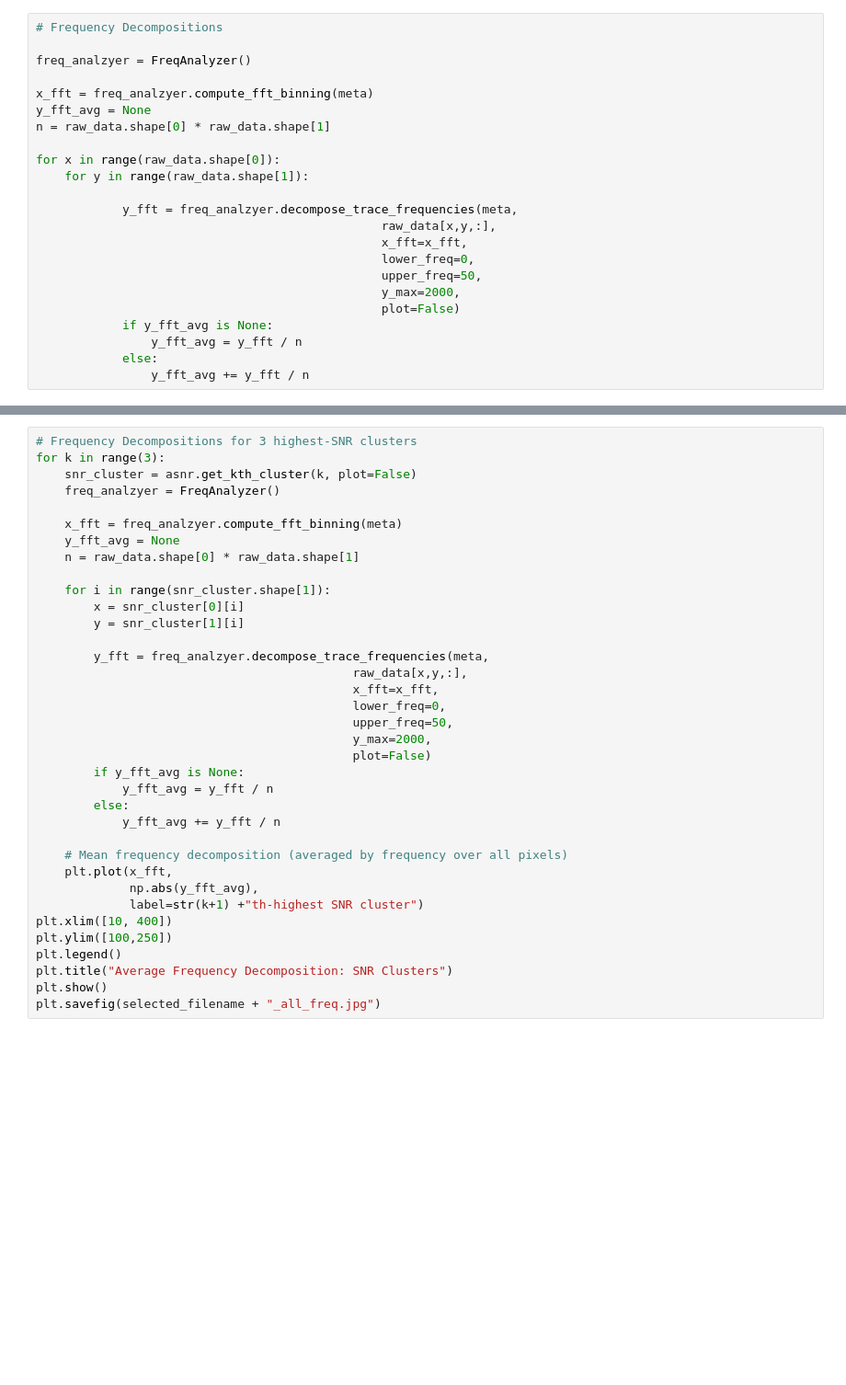
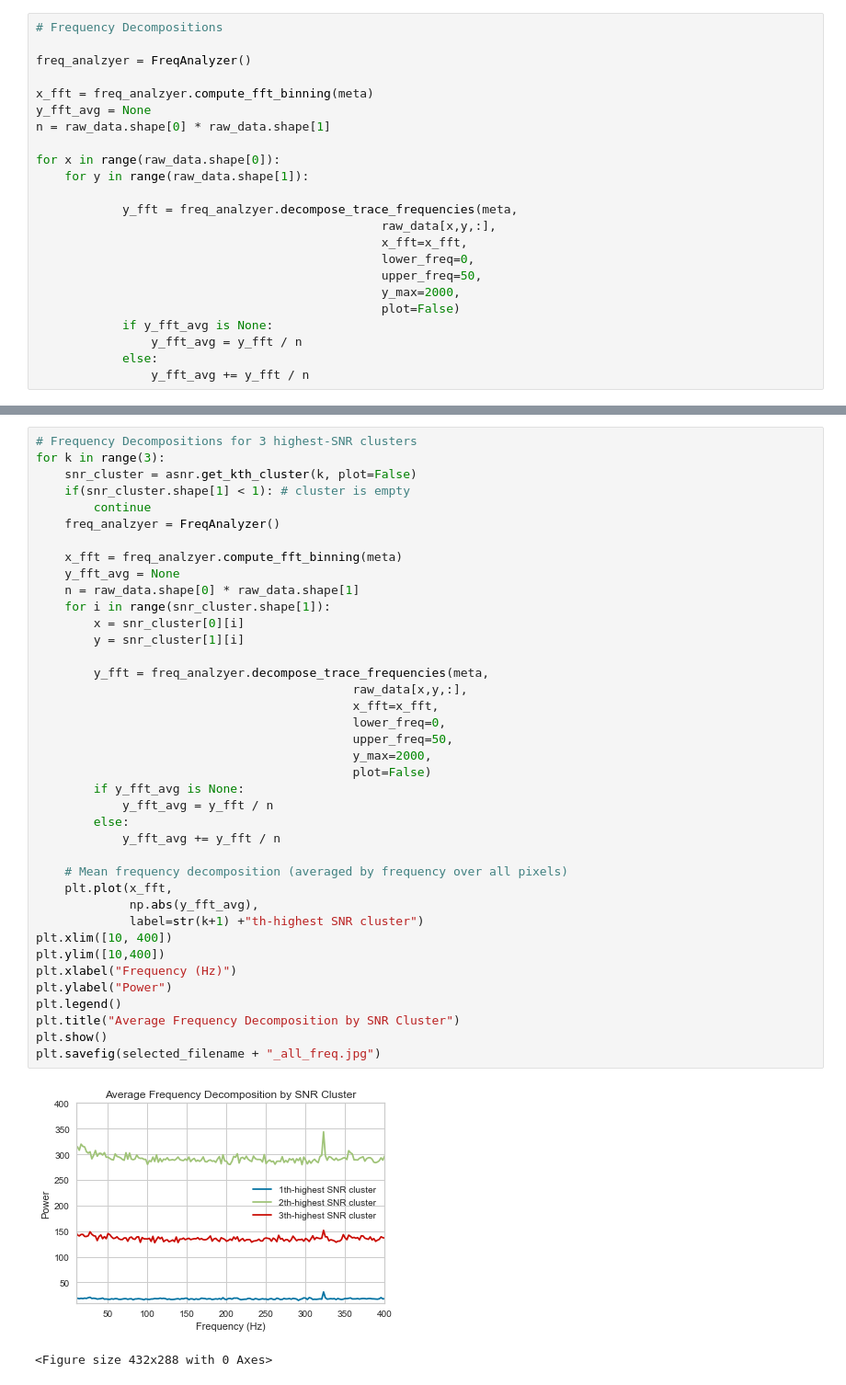
Before and after one commit to john-judge/ZDA_Explorer, a Jupyter notebook: sample_analysis_freq.ipynb, the cells around one changed output, grey strips where cells are left out. Shown: that part at 92% size. Saved outputs shown, nothing was run; the diff lists cells and outputs as text; blank space fills up the shorter version.

Commit message:
fix freq decomp snr cutoff / trace indexing

```diff
--- a/sample_analysis_freq.ipynb
+++ b/sample_analysis_freq.ipynb
@@ -108,35 +116,41 @@ print(avg_snr_by_cluster, highest_snr_cluster)
 # Frequency Decompositions for 3 highest-SNR clusters
 for k in range(3):
     snr_cluster = asnr.get_kth_cluster(k, plot=False)
+    if(snr_cluster.shape[1] < 1): # cluster is empty
+        continue
     freq_analzyer = FreqAnalyzer()
 
     x_fft = freq_analzyer.compute_fft_binning(meta)
     y_fft_avg = None
     n = raw_data.shape[0] * raw_data.shape[1]
-
     for i in range(snr_cluster.shape[1]):
         x = snr_cluster[0][i]
         y = snr_cluster[1][i]
 
         y_fft = freq_analzyer.decompose_trace_frequencies(meta,
                                             raw_data[x,y,:],
                                             x_fft=x_fft,
                                             lower_freq=0,
                                             upper_freq=50,
                                             y_max=2000,
                                             plot=False)
         if y_fft_avg is None:
             y_fft_avg = y_fft / n
         else:
             y_fft_avg += y_fft / n
 
     # Mean frequency decomposition (averaged by frequency over all pixels)
     plt.plot(x_fft,
              np.abs(y_fft_avg),
              label=str(k+1) +"th-highest SNR cluster")
 plt.xlim([10, 400])
-plt.ylim([100,250])
+plt.ylim([10,400])
+plt.xlabel("Frequency (Hz)")
+plt.ylabel("Power")
 plt.legend()
-plt.title("Average Frequency Decomposition: SNR Clusters")
+plt.title("Average Frequency Decomposition by SNR Cluster")
 plt.show()
 plt.savefig(selected_filename + "_all_freq.jpg")
+# %% [output]
+[figure, added]
+<Figure size 432x288 with 0 Axes>
```
Also changed, not shown: parts of 7 cells of this notebook, 4 other files.
